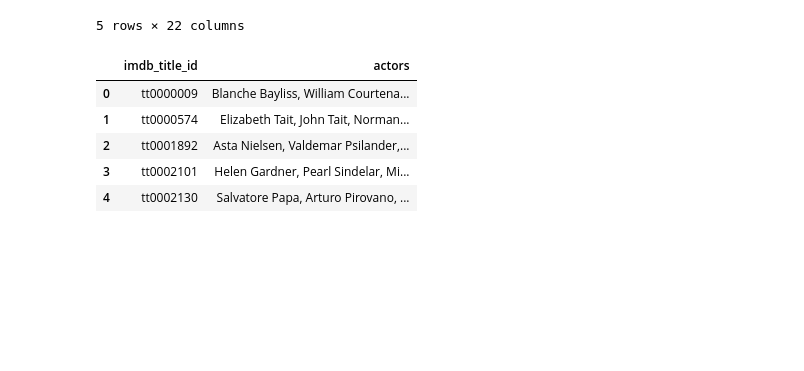
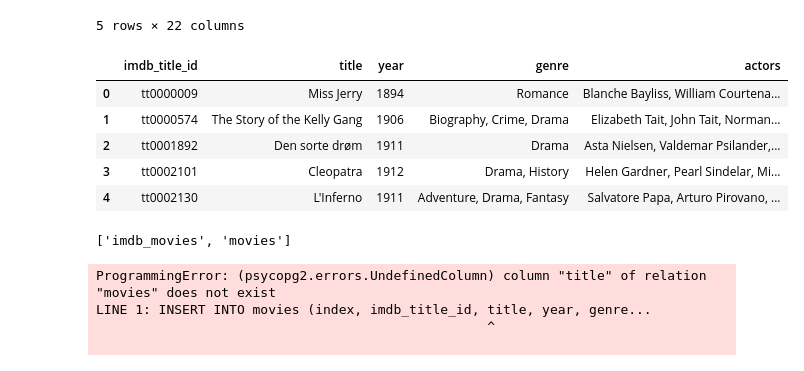
Before and after one commit to Corters22/ETL-Project, a Jupyter notebook: movies_etl.ipynb, the cells around one changed output. Saved outputs shown, nothing was run; the diff lists cells and outputs as text; code cells hidden in the pictures; blank space fills up the shorter version.

Commit message:
imdb movies update

```diff
--- a/movies_etl.ipynb
+++ b/movies_etl.ipynb
@@ -7,7 +7,7 @@ from sqlalchemy import create_engine
 #Extract csv into dataframes
 
 movies_file = "Resources/IMDb_movies.csv"
-movies_df = pd.read_csv(movies_file)
+movies_df = pd.read_csv(movies_file, low_memory=False)
 movies_df.head()
 # %% [output]
 |  | imdb_title_id | title | original_title | year | date_published | genre | duration | country | language | ... |
@@ -20,16 +20,16 @@ movies_df.head()
 # %%
 # Transform dataframe
 
-movies_columns = ["imdb_title_id", "actors"]
+movies_columns = ["imdb_title_id", "title", "year", "genre", "actors"]
 movies_transformed = movies_df[movies_columns].copy()
 
 movies_transformed.head()
 # %% [output]
-|  | imdb_title_id | actors |
-| 0 | tt0000009 | Blanche Bayliss, William Courtena... |
-| 1 | tt0000574 | Elizabeth Tait, John Tait, Norman... |
-| 2 | tt0001892 | Asta Nielsen, Valdemar Psilander,... |
-| 3 | tt0002101 | Helen Gardner, Pearl Sindelar, Mi... |
-| 4 | tt0002130 | Salvatore Papa, Arturo Pirovano, ... |
+|  | imdb_title_id | title | year | genre | actors |
+| 0 | tt0000009 | Miss Jerry | 1894 | Romance | Blanche Bayliss, William Courtena... |
+| 1 | tt0000574 | The Story of the Kelly Gang | 1906 | Biography, Crime, Drama | Elizabeth Tait, John Tait, Norman... |
+| 2 | tt0001892 | Den sorte drøm | 1911 | Drama | Asta Nielsen, Valdemar Psilander,... |
+| 3 | tt0002101 | Cleopatra | 1912 | Drama, History | Helen Gardner, Pearl Sindelar, Mi... |
+| 4 | tt0002130 | L'Inferno | 1911 | Adventure, Drama, Fantasy | Salvatore Papa, Arturo Pirovano, ... |
 # %%
 # Create database connection
@@ -37,8 +38,16 @@ connection_string = "postgres:pgstudent@localhost:50384/movies_db"
 engine = create_engine(f'postgresql://{connection_string}')
 # %%
 # Confirm table names
-# engine.table_names()
+
+engine.table_names()
+# %% [output]
+['imdb_movies', 'movies']
 # %%
 # Load Dataframes into database
 
-# movies_transformed.to_sql(name='movies', con=engine, if_exists='append', index=True)
+movies_transformed.to_sql(name='movies', con=engine, if_exists='append', index=True)
+# %% [output]
+ProgrammingError: (psycopg2.errors.UndefinedColumn) column "title" of relation "movies" does not exist
+LINE 1: INSERT INTO movies (index, imdb_title_id, title, year, genre...
+                                                  ^
+
```
Also changed, not shown: parts of 1 cell of this notebook.
